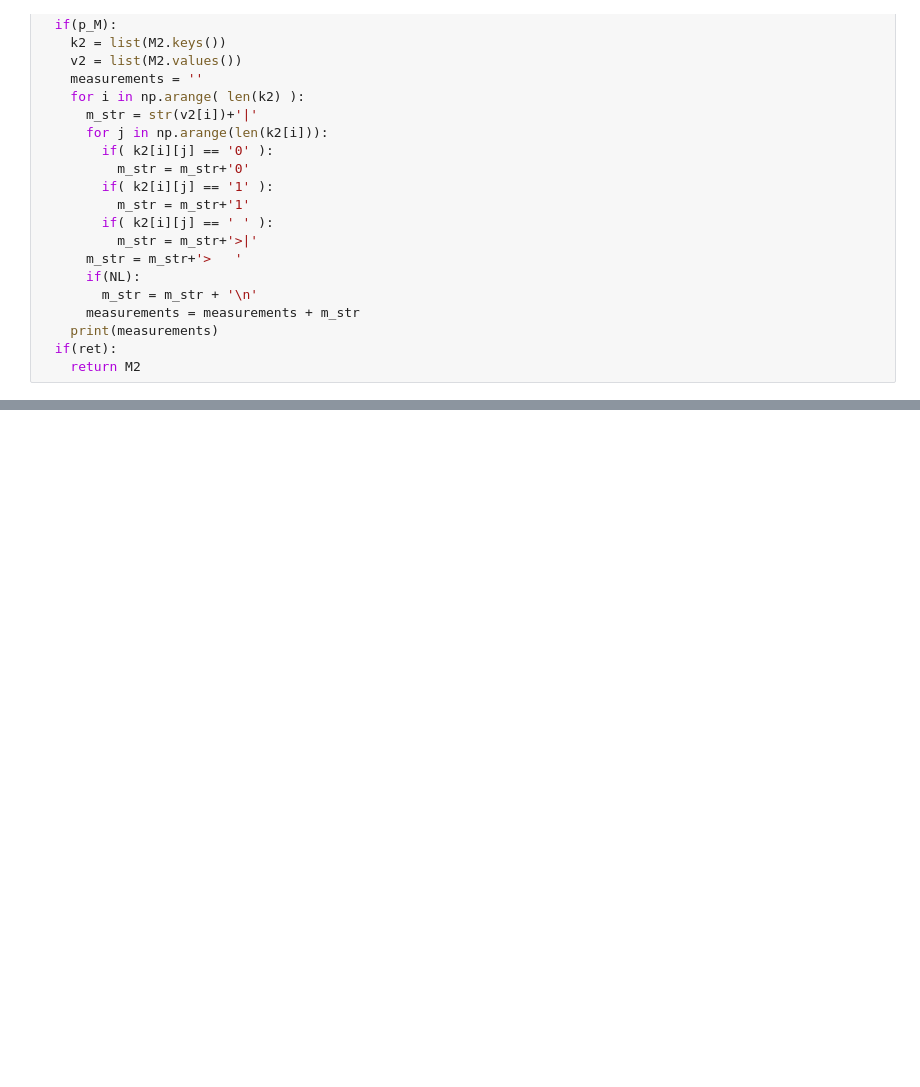
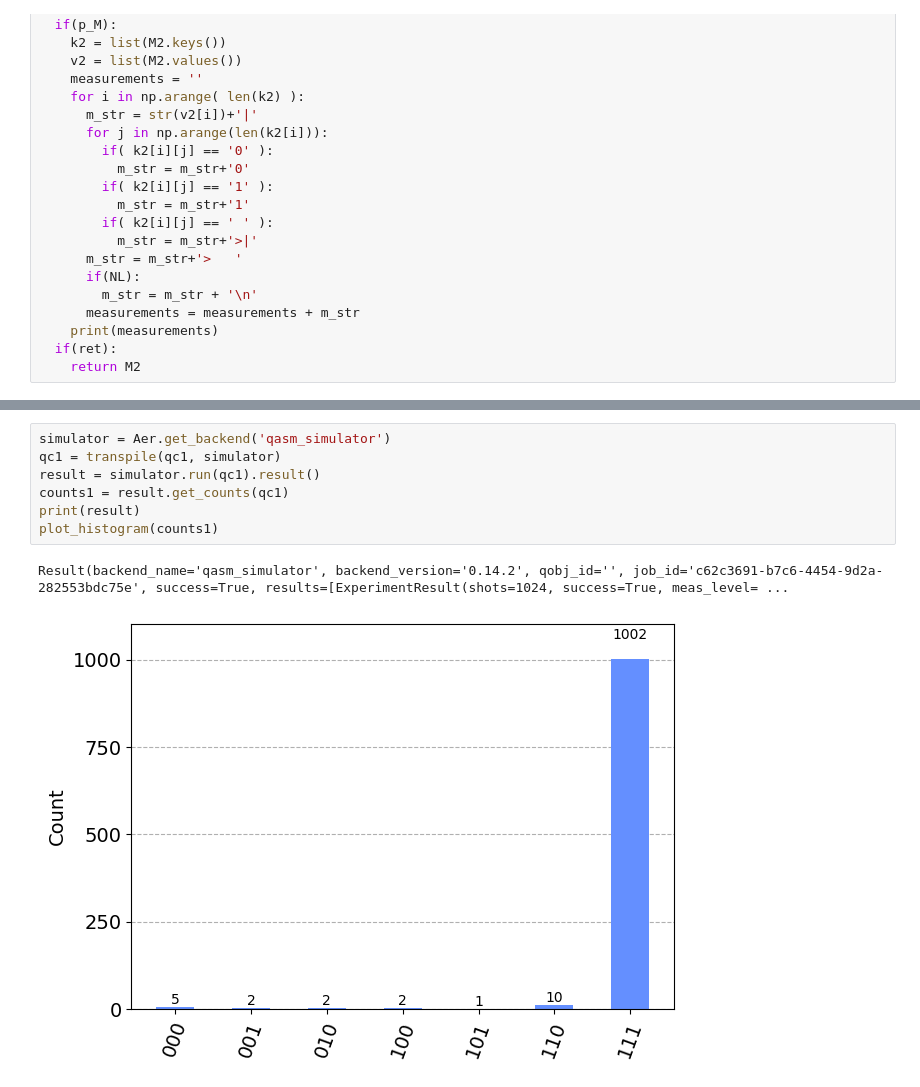
Before and after one commit to rbalak/qcml-tsp, a Jupyter notebook: tsp_qpe/TSP_4CITIES.ipynb, the cells around one changed output, grey strips where cells are left out. Cells and saved outputs as stored; diff of their text form; blank space fills up the shorter version.

```diff
--- a/tsp_qpe/TSP_4CITIES.ipynb
+++ b/tsp_qpe/TSP_4CITIES.ipynb
@@ -261,0 +296,10 @@ AttributeError: 'int' object has no attribute 'log'
+# %%
+simulator = Aer.get_backend('qasm_simulator')
+qc1 = transpile(qc1, simulator)
+result = simulator.run(qc1).result()
+counts1 = result.get_counts(qc1)
+print(result)
+plot_histogram(counts1)
+# %% [output]
+Result(backend_name='qasm_simulator', backend_version='0.14.2', qobj_id='', job_id='c62c3691-b7c6-4454-9d2a-282553bdc75e', success=True, results=[ExperimentResult(shots=1024, success=True, meas_level= ...
+[figure, added]
```
Also changed, not shown: parts of 12 cells of this notebook.
